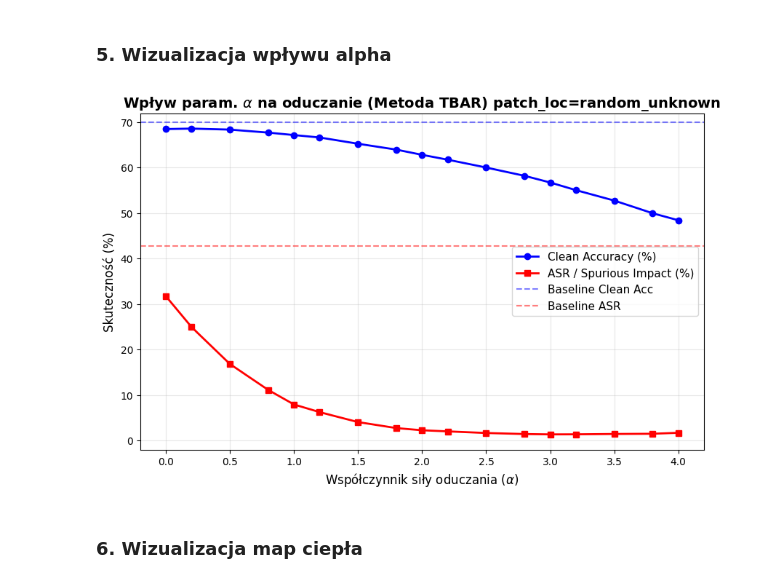
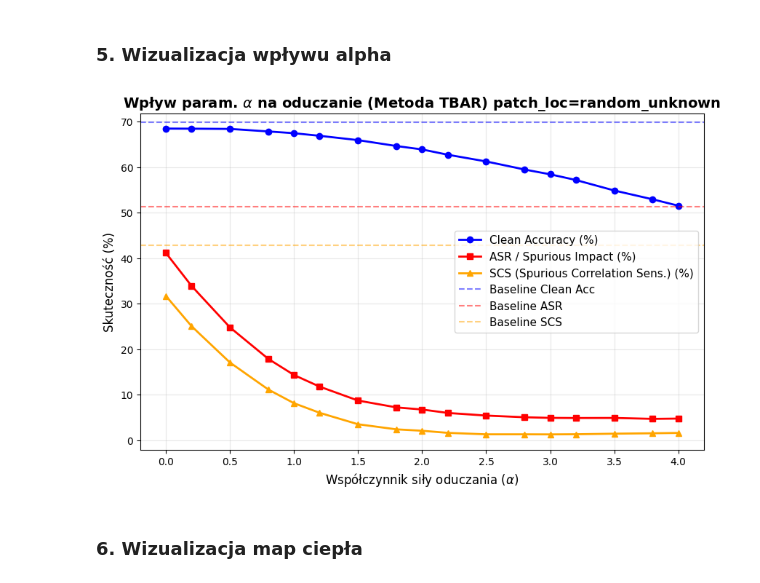
Before and after one commit to Kapturz0ny/resnet-unlearning, a Jupyter notebook: ConvNext_tbar_unlearning.ipynb, the cells around one changed output. Drawn from its saved outputs; the diff is of its cells as text; code cells hidden in the pictures.

```diff
--- a/ConvNext_tbar_unlearning.ipynb
+++ b/ConvNext_tbar_unlearning.ipynb
@@ -171,7 +172,7 @@ def evaluate_spurious_correlation(model, clean_loader, poisoned_loader,
     )
     print("-" * 60)
 
-    return clean_acc, asr
+    return clean_acc, asr, scs
 
 
 def discover_patch_location_sliding_window(model, clean_loader, target_classes, patch_size=8, device='cuda', num_batches=2):
@@ -363,18 +364,17 @@ def discover_poisoned_classes(model, clean_loader, poisoned_loader, num_classes=
     hijack_counts = np.zeros(num_classes)
 
     with torch.no_grad():
-        for (inputs_c, _), (inputs_p, _) in zip(clean_loader, poisoned_loader):
-            inputs_c, inputs_p = inputs_c.to(device), inputs_p.to(device)
+        for (inputs_c, targets), (inputs_p, _) in zip(clean_loader, poisoned_loader):
+            inputs_c, inputs_p, targets = inputs_c.to(device), inputs_p.to(device), targets.to(device)
 
-            preds_c = model(inputs_c).max(1)[1]
             preds_p = model(inputs_p).max(1)[1]
 
             # Szukamy obrazków, gdzie patch zmienił decyzję modelu
-            for i in range(len(preds_c)):
-                pc = preds_c[i].item()
+            for i in range(len(targets)):
+                t = targets[i].item()
                 pp = preds_p[i].item()
 
-                if pc != pp:
+                if t != pp:
                     # Zliczamy, do jakiej klasy patch "zaciągnął" predykcję
                     hijack_counts[pp] += 1
 
@@ -422,7 +422,7 @@ testset_poisoned = create_fully_poisoned_testset(testset, patch_size=8, mode=POI
 testloader_poisoned = torch.utils.data.DataLoader(testset_poisoned, batch_size=256, shuffle=False, num_workers=4)
 
 print("\n--- EWALUACJA MODELU PRZED ODUCZANIEM ---")
-clean_acc_before, asr_before = evaluate_spurious_correlation(
+clean_acc_before, asr_before, scs_before = evaluate_spurious_correlation(
     model=model,
     clean_loader=testloader_clean,
     poisoned_loader=testloader_poisoned,
@@ -731,14 +732,14 @@ for alpha in alphas:
     model.load_state_dict(theta_c)
 
     # Ewaluacja modelu po unlearningu
-    clean_acc, asr = evaluate_spurious_correlation(
+    clean_acc, asr, scs = evaluate_spurious_correlation(
         model=model,
         clean_loader=testloader_clean,
         poisoned_loader=testloader_poisoned,
         high_corr_classes=target_classes,
         device=device
     )
-    results.append({'alpha': alpha, 'clean_acc': clean_acc, 'asr': asr})
+    results.append({'alpha': alpha, 'clean_acc': clean_acc, 'asr': asr, 'scs': scs})
 # %% [output]
 ============================================================
 Testowanie siły oduczania: alpha = 0.0
@@ -767,25 +768,28 @@ model.load_state_dict(theta_b)
 # %%
 alphas = [r['alpha'] for r in results]
 clean_accs = [r['clean_acc'] for r in results]
 asrs = [r['asr'] for r in results]
+scss = [r['scs'] for r in results]
 
 plt.figure(figsize=(10, 6))
 plt.plot(alphas, clean_accs, marker='o', label='Clean Accuracy (%)', color='blue', linewidth=2)
 plt.plot(alphas, asrs, marker='s', label='ASR / Spurious Impact (%)', color='red', linewidth=2)
+plt.plot(alphas, scss, marker='^', label='SCS (Spurious Correlation Sens.) (%)', color='orange', linewidth=2)
 
 # Dodajemy linie odniesienia z ewaluacji Baseline (przed oduczaniem)
 plt.axhline(y=clean_acc_before, color='blue', linestyle='--', alpha=0.5, label='Baseline Clean Acc')
 plt.axhline(y=asr_before, color='red', linestyle='--', alpha=0.5, label='Baseline ASR')
+plt.axhline(y=scs_before, color='orange', linestyle='--', alpha=0.5, label='Baseline SCS')
 
 plt.title(f'Wpływ param. $\\alpha$ na oduczanie (Metoda TBAR) patch_loc={MODE_NAME}', fontsize=14, fontweight='bold')
 plt.xlabel('Współczynnik siły oduczania ($\\alpha$)', fontsize=12)
 plt.ylabel('Skuteczność (%)', fontsize=12)
 plt.grid(True, alpha=0.3)
 plt.legend(fontsize=11)
 plt.savefig(f"img/tbar/convnext_alpha_{MODE_NAME}.png")
 plt.show()
 # %% [output]
-[figure, old version]
+[figure, new version]
 # %% [markdown]
 ### 6. Wizualizacja map ciepła
 # %%
```
Also changed, not shown: parts of 9 cells of this notebook, 8 other files.
